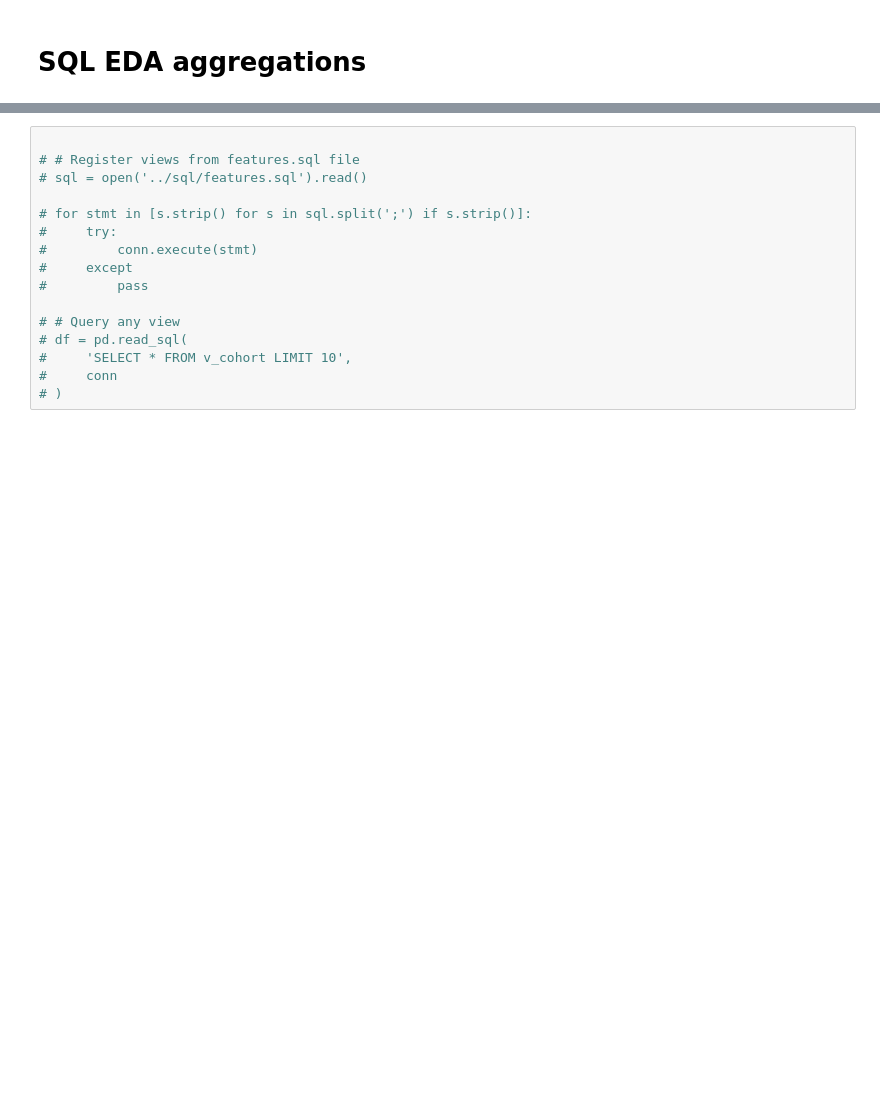
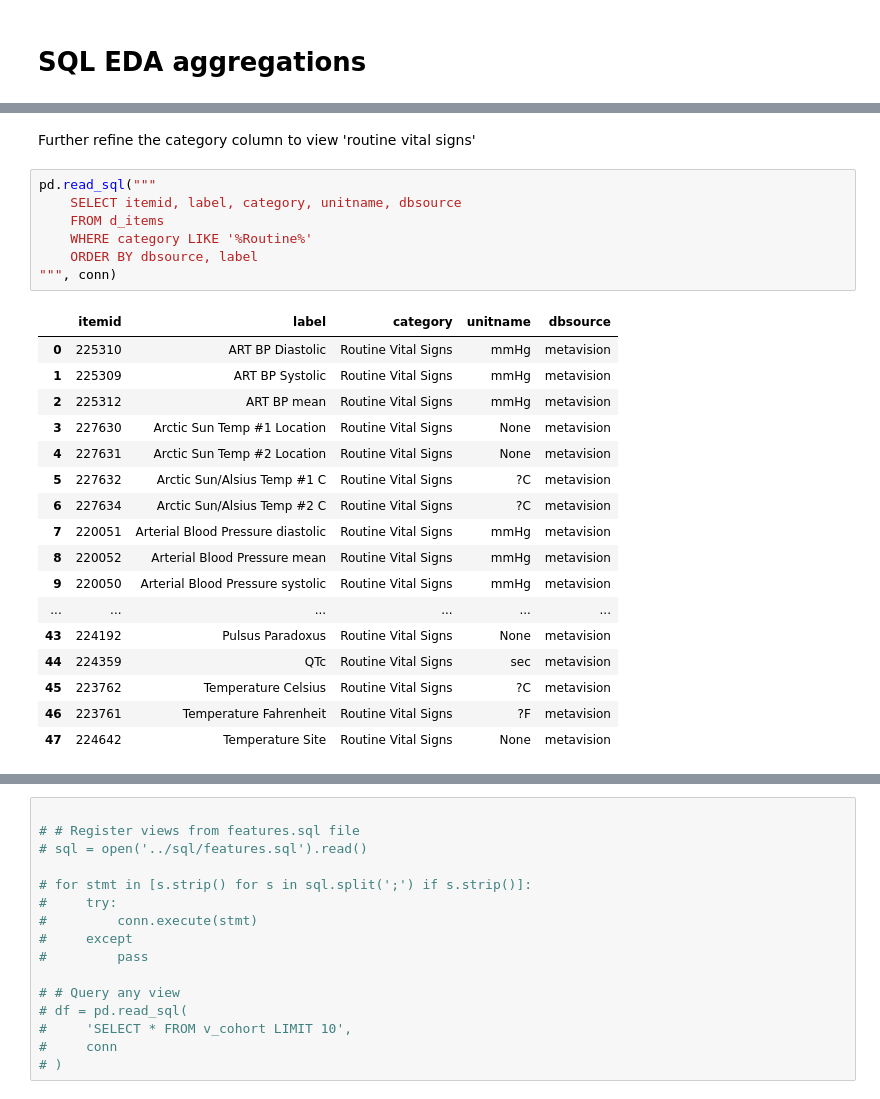
Before and after one commit to cristopher-d-delgado/clinical_intelligence, a Jupyter notebook: notebooks/eda.ipynb, the cells around one changed output, grey strips where cells are left out. Cells and saved outputs as stored; diff of their text form; blank space fills up the shorter version.

```diff
--- a/notebooks/eda.ipynb
+++ b/notebooks/eda.ipynb
@@ -375,0 +420,27 @@ pd.read_sql(
+# %% [markdown]
+Further refine the category column to view 'routine vital signs'
+# %%
+pd.read_sql("""
+    SELECT itemid, label, category, unitname, dbsource
+    FROM d_items
+    WHERE category LIKE '%Routine%'
+    ORDER BY dbsource, label
+""", conn)
+# %% [output]
+|  | itemid | label | category | unitname | dbsource |
+| 0 | 225310 | ART BP Diastolic | Routine Vital Signs | mmHg | metavision |
+| 1 | 225309 | ART BP Systolic | Routine Vital Signs | mmHg | metavision |
+| 2 | 225312 | ART BP mean | Routine Vital Signs | mmHg | metavision |
+| 3 | 227630 | Arctic Sun Temp #1 Location | Routine Vital Signs | None | metavision |
+| 4 | 227631 | Arctic Sun Temp #2 Location | Routine Vital Signs | None | metavision |
+| 5 | 227632 | Arctic Sun/Alsius Temp #1 C | Routine Vital Signs | ?C | metavision |
+| 6 | 227634 | Arctic Sun/Alsius Temp #2 C | Routine Vital Signs | ?C | metavision |
+| 7 | 220051 | Arterial Blood Pressure diastolic | Routine Vital Signs | mmHg | metavision |
+| 8 | 220052 | Arterial Blood Pressure mean | Routine Vital Signs | mmHg | metavision |
+| 9 | 220050 | Arterial Blood Pressure systolic | Routine Vital Signs | mmHg | metavision |
+| ... | ... | ... | ... | ... | ... |
+| 43 | 224192 | Pulsus Paradoxus | Routine Vital Signs | None | metavision |
+| 44 | 224359 | QTc | Routine Vital Signs | sec | metavision |
+| 45 | 223762 | Temperature Celsius | Routine Vital Signs | ?C | metavision |
+| 46 | 223761 | Temperature Fahrenheit | Routine Vital Signs | ?F | metavision |
+| 47 | 224642 | Temperature Site | Routine Vital Signs | None | metavision |
```
Also changed, not shown: parts of 8 cells of this notebook, 1 other file.
